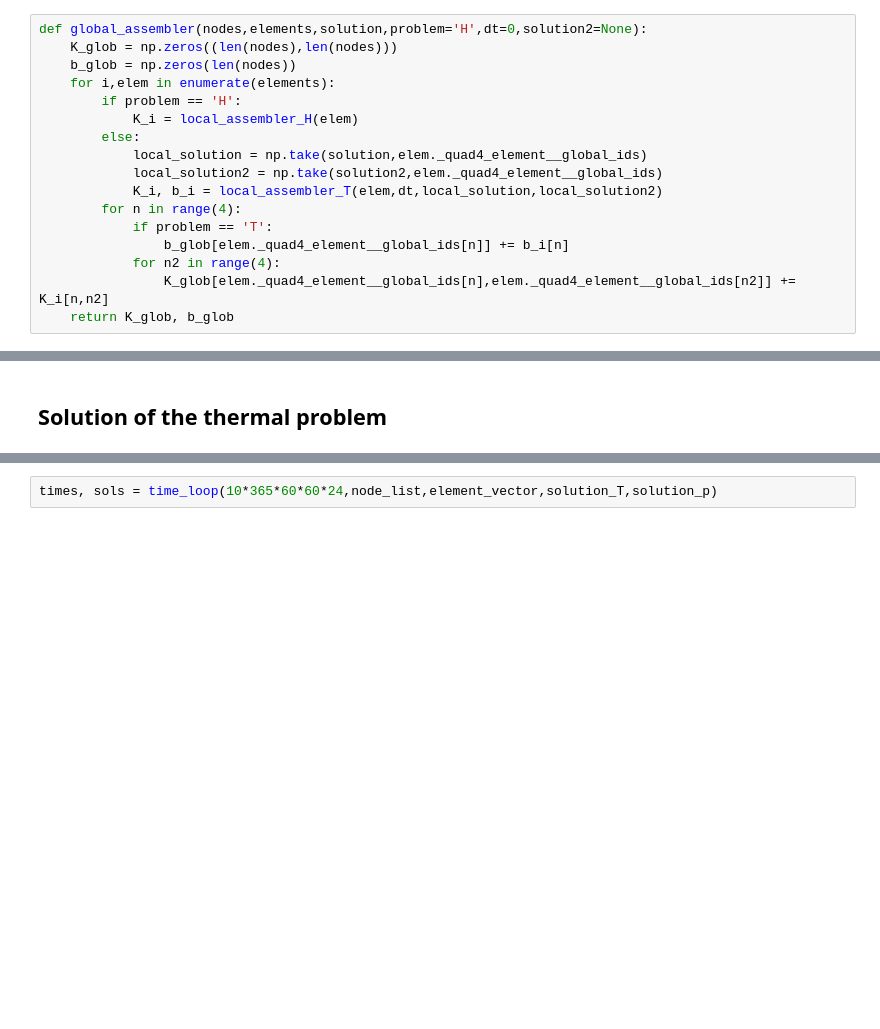
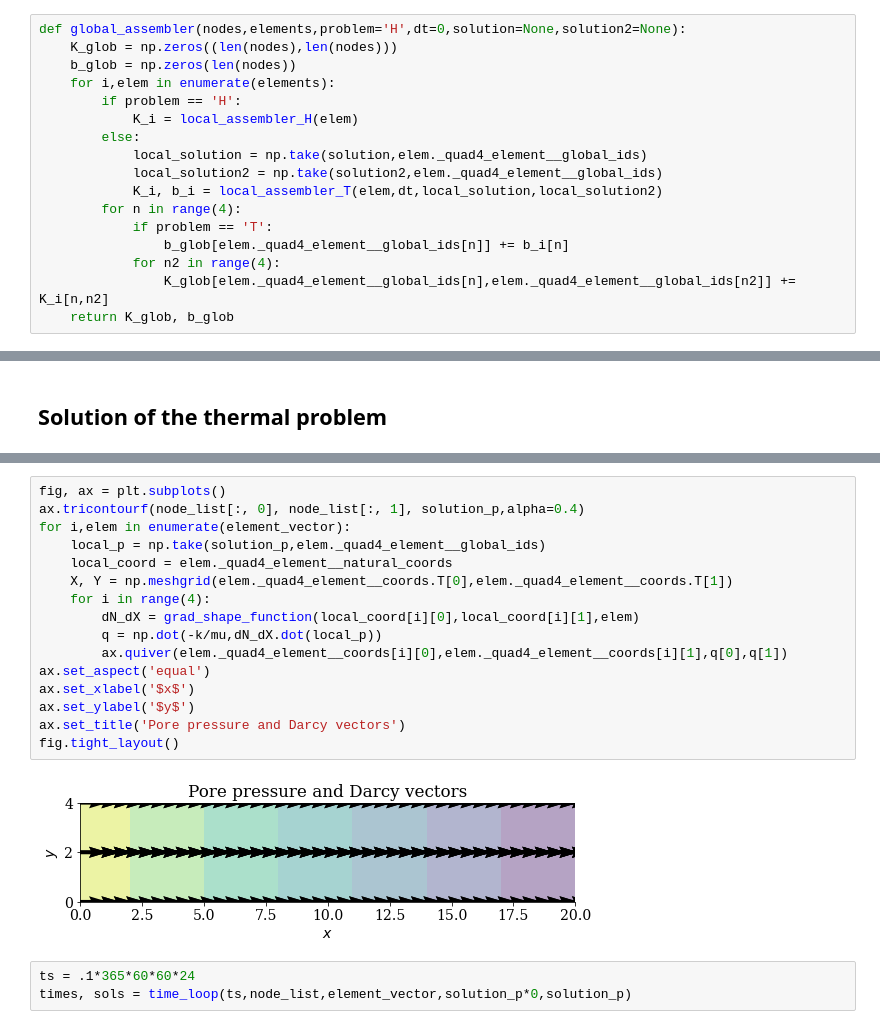
Before and after one commit to nagelt/Numerical_Methods_Introduction, a Jupyter notebook: 2D_Adv_Diff.ipynb, the cells around one changed output, grey strips where cells are left out. Drawn from its saved outputs; the diff is of its cells as text; blank space fills up the shorter version.

```diff
--- a/2D_Adv_Diff.ipynb
+++ b/2D_Adv_Diff.ipynb
@@ -281,7 +259,7 @@ def local_assembler_T(elem,dt,T_sol_prev,p_sol):
 
 Now we can construct the global matrix system $\mathbf{K}\mathbf{u} = \mathbf{f}$ or $\mathbf{A}\mathbf{x}=\mathbf{b}$ (see lecture script).
 # %%
-def global_assembler(nodes,elements,solution,problem='H',dt=0,solution2=None):
+def global_assembler(nodes,elements,problem='H',dt=0,solution=None,solution2=None):
     K_glob = np.zeros((len(nodes),len(nodes)))
     b_glob = np.zeros(len(nodes))
     for i,elem in enumerate(elements):
@@ -380,6 +377,25 @@ def time_loop(dt,nodes,elements,solution1,solution2):
         y.append(solution) #append the new found solution to the solution vector
          #store how much iterations this time step took to converge
     return times, y
+# %%
+fig, ax = plt.subplots()
+ax.tricontourf(node_list[:, 0], node_list[:, 1], solution_p,alpha=0.4)
+for i,elem in enumerate(element_vector):
+    local_p = np.take(solution_p,elem._quad4_element__global_ids)
+    local_coord = elem._quad4_element__natural_coords
+    X, Y = np.meshgrid(elem._quad4_element__coords.T[0],elem._quad4_element__coords.T[1])
+    for i in range(4):
+        dN_dX = grad_shape_function(local_coord[i][0],local_coord[i][1],elem)
+        q = np.dot(-k/mu,dN_dX.dot(local_p))
+        ax.quiver(elem._quad4_element__coords[i][0],elem._quad4_element__coords[i][1],q[0],q[1])
+ax.set_aspect('equal')
+ax.set_xlabel('$x$')
+ax.set_ylabel('$y$')
+ax.set_title('Pore pressure and Darcy vectors')
+fig.tight_layout()
+# %% [output]
+[figure, added]
 # %%
-times, sols = time_loop(10*365*60*60*24,node_list,element_vector,solution_T,solution_p)
+ts = .1*365*60*60*24
+times, sols = time_loop(ts,node_list,element_vector,solution_p*0,solution_p)
 # %%
```
Also changed, not shown: parts of 22 cells of this notebook.
